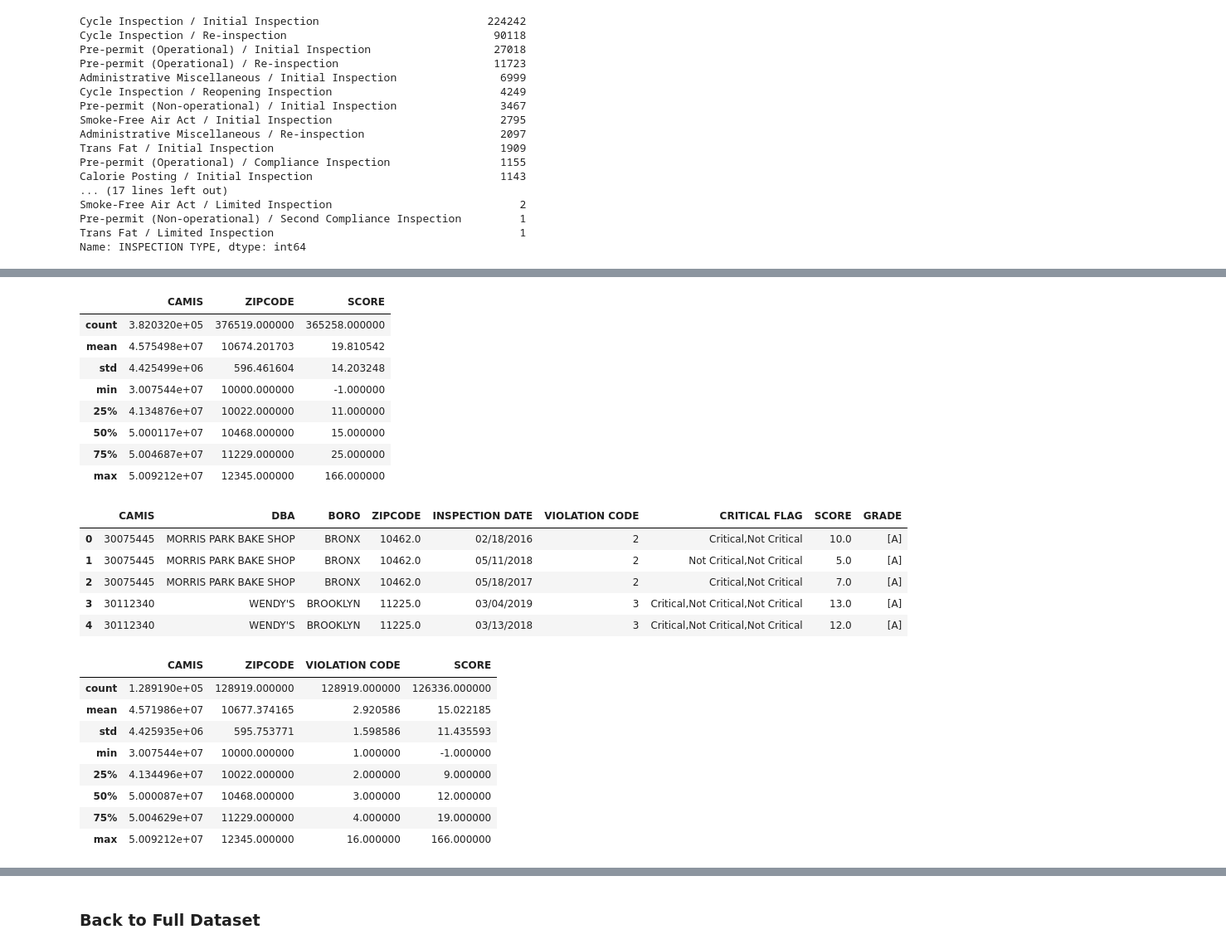
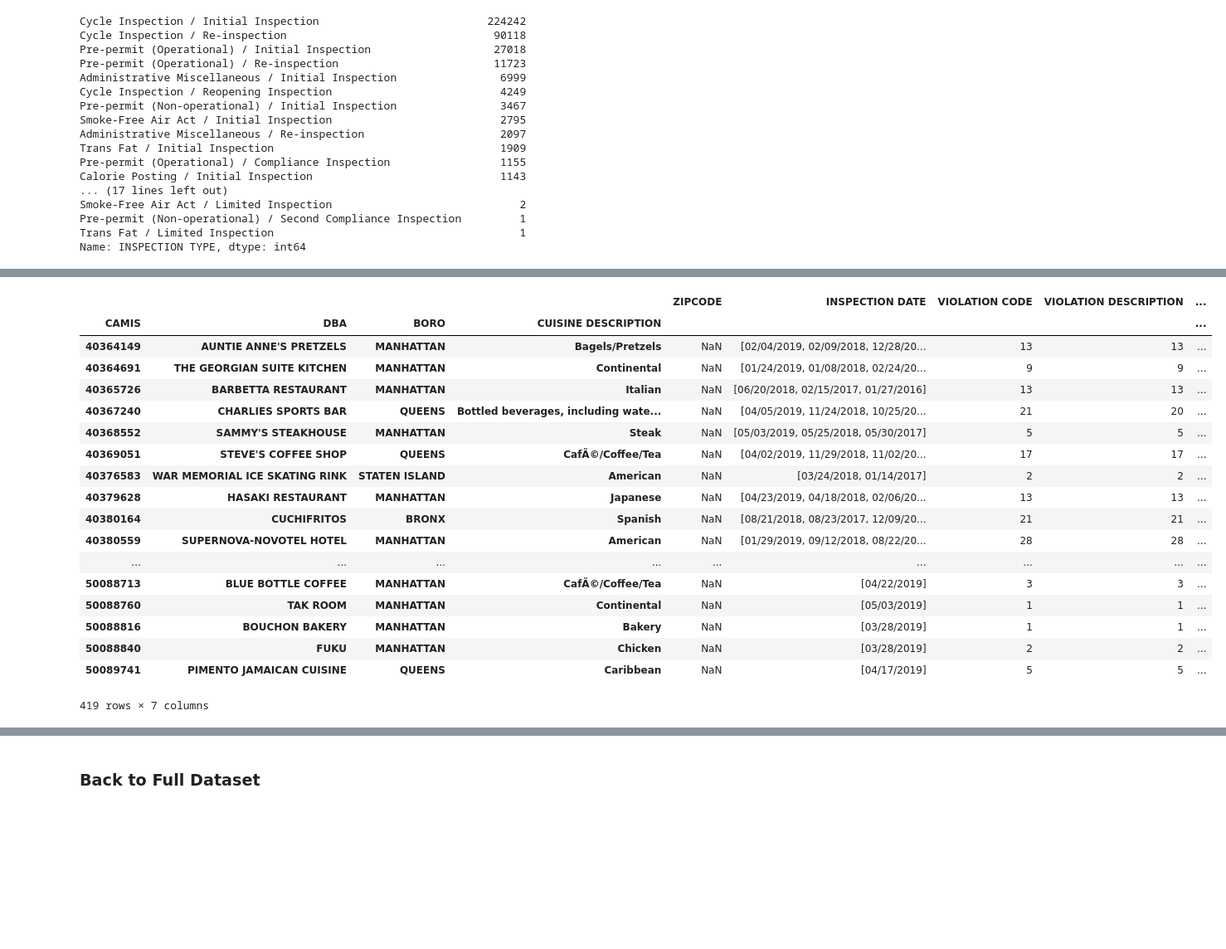
Before and after one commit to deep22kar/random-forest, a Jupyter notebook: Data.ipynb, the cells around one changed output, grey strips where cells are left out. Shown: that part at 83% size. Saved outputs shown, nothing was run; the diff lists cells and outputs as text; code cells hidden in the pictures; blank space fills up the shorter version.

```diff
--- a/Data.ipynb
+++ b/Data.ipynb
@@ -331,41 +317,31 @@ Text(0.5, 1.0, 'Missing Data')
-# %%
-df2.describe()
-# %% [output]
-|  | CAMIS | ZIPCODE | SCORE |
-| count | 3.820320e+05 | 376519.000000 | 365258.000000 |
-| mean | 4.575498e+07 | 10674.201703 | 19.810542 |
-| std | 4.425499e+06 | 596.461604 | 14.203248 |
-| min | 3.007544e+07 | 10000.000000 | -1.000000 |
-| 25% | 4.134876e+07 | 10022.000000 | 11.000000 |
-| 50% | 5.000117e+07 | 10468.000000 | 15.000000 |
-| 75% | 5.004687e+07 | 11229.000000 | 25.000000 |
-| max | 5.009212e+07 | 12345.000000 | 166.000000 |
 # %%
-# create new dataframe grouping citations into restaurants and inspection dates
-df2_grouped = df2.groupby(['CAMIS', 'DBA', 'BORO', 'ZIPCODE', 'INSPECTION DATE']).agg({
-        'VIOLATION CODE': 'count',
-        'CRITICAL FLAG': ','.join,
-        'SCORE': 'mean',
-        'GRADE': 'unique'
-}).reset_index()
+# looking at the null values in zip codes
+df2[df2['ZIPCODE'].isnull() == True].groupby(['CAMIS', 'DBA', 'BORO', 'CUISINE DESCRIPTION']).agg({
+                    'ZIPCODE': 'first',
+                    'INSPECTION DATE': 'unique',
+                    'VIOLATION CODE': 'count',
+                    'VIOLATION DESCRIPTION': 'count',
+                    'CRITICAL FLAG': 'count',
+                    'SCORE': 'mean',
+                    'GRADE': 'max'
+})
+# %% [output]
+|  |  |  |  | ZIPCODE | INSPECTION DATE | VIOLATION CODE | VIOLATION DESCRIPTION | ... |
+| CAMIS | DBA | BORO | CUISINE DESCRIPTION |  |  |  |  | ... |
+| 40364149 | AUNTIE ANNE'S PRETZELS | MANHATTAN | Bagels/Pretzels | NaN | [02/04/2019, 02/09/2018, 12/28/20... | 13 | 13 | ... |
+| 40364691 | THE GEORGIAN SUITE KITCHEN | MANHATTAN | Continental | NaN | [01/24/2019, 01/08/2018, 02/24/20... | 9 | 9 | ... |
+| 40365726 | BARBETTA RESTAURANT | MANHATTAN | Italian | NaN | [06/20/2018, 02/15/2017, 01/27/2016] | 13 | 13 | ... |
+| 40367240 | CHARLIES SPORTS BAR | QUEENS | Bottled beverages, including wate... | NaN | [04/05/2019, 11/24/2018, 10/25/20... | 21 | 20 | ... |
+| 40368552 | SAMMY'S STEAKHOUSE | MANHATTAN | Steak | NaN | [05/03/2019, 05/25/2018, 05/30/2017] | 5 | 5 | ... |
+| 40369051 | STEVE'S COFFEE SHOP | QUEENS | CafÃ©/Coffee/Tea | NaN | [04/02/2019, 11/29/2018, 11/02/20... | 17 | 17 | ... |
+| 40376583 | WAR MEMORIAL ICE SKATING RINK | STATEN ISLAND | American | NaN | [03/24/2018, 01/14/2017] | 2 | 2 | ... |
+| 40379628 | HASAKI RESTAURANT | MANHATTAN | Japanese | NaN | [04/23/2019, 04/18/2018, 02/06/20... | 13 | 13 | ... |
+| 40380164 | CUCHIFRITOS | BRONX | Spanish | NaN | [08/21/2018, 08/23/2017, 12/09/20... | 21 | 21 | ... |
+| 40380559 | SUPERNOVA-NOVOTEL HOTEL | MANHATTAN | American | NaN | [01/29/2019, 09/12/2018, 08/22/20... | 28 | 28 | ... |
+| ... | ... | ... | ... | ... | ... | ... | ... | ... |
+| 50088713 | BLUE BOTTLE COFFEE | MANHATTAN | CafÃ©/Coffee/Tea | NaN | [04/22/2019] | 3 | 3 | ... |
+| 50088760 | TAK ROOM | MANHATTAN | Continental | NaN | [05/03/2019] | 1 | 1 | ... |
+| 50088816 | BOUCHON BAKERY | MANHATTAN | Bakery | NaN | [03/28/2019] | 1 | 1 | ... |
+| 50088840 | FUKU | MANHATTAN | Chicken | NaN | [03/28/2019] | 2 | 2 | ... |
+| 50089741 | PIMENTO JAMAICAN CUISINE | QUEENS | Caribbean | NaN | [04/17/2019] | 5 | 5 | ... |
+419 rows × 7 columns
-# %%
-df2_grouped.head()
-# %% [output]
-|  | CAMIS | DBA | BORO | ZIPCODE | INSPECTION DATE | VIOLATION CODE | CRITICAL FLAG | SCORE | GRADE |
-| 0 | 30075445 | MORRIS PARK BAKE SHOP | BRONX | 10462.0 | 02/18/2016 | 2 | Critical,Not Critical | 10.0 | [A] |
-| 1 | 30075445 | MORRIS PARK BAKE SHOP | BRONX | 10462.0 | 05/11/2018 | 2 | Not Critical,Not Critical | 5.0 | [A] |
-| 2 | 30075445 | MORRIS PARK BAKE SHOP | BRONX | 10462.0 | 05/18/2017 | 2 | Critical,Not Critical | 7.0 | [A] |
-| 3 | 30112340 | WENDY'S | BROOKLYN | 11225.0 | 03/04/2019 | 3 | Critical,Not Critical,Not Critical | 13.0 | [A] |
-| 4 | 30112340 | WENDY'S | BROOKLYN | 11225.0 | 03/13/2018 | 3 | Critical,Not Critical,Not Critical | 12.0 | [A] |
-# %%
-df2_grouped.describe()
-# %% [output]
-|  | CAMIS | ZIPCODE | VIOLATION CODE | SCORE |
-| count | 1.289190e+05 | 128919.000000 | 128919.000000 | 126336.000000 |
-| mean | 4.571986e+07 | 10677.374165 | 2.920586 | 15.022185 |
-| std | 4.425935e+06 | 595.753771 | 1.598586 | 11.435593 |
-| min | 3.007544e+07 | 10000.000000 | 1.000000 | -1.000000 |
-| 25% | 4.134496e+07 | 10022.000000 | 2.000000 | 9.000000 |
-| 50% | 5.000087e+07 | 10468.000000 | 3.000000 | 12.000000 |
-| 75% | 5.004629e+07 | 11229.000000 | 4.000000 | 19.000000 |
-| max | 5.009212e+07 | 12345.000000 | 16.000000 | 166.000000 |
```
Also changed, not shown: parts of 63 cells of this notebook.
